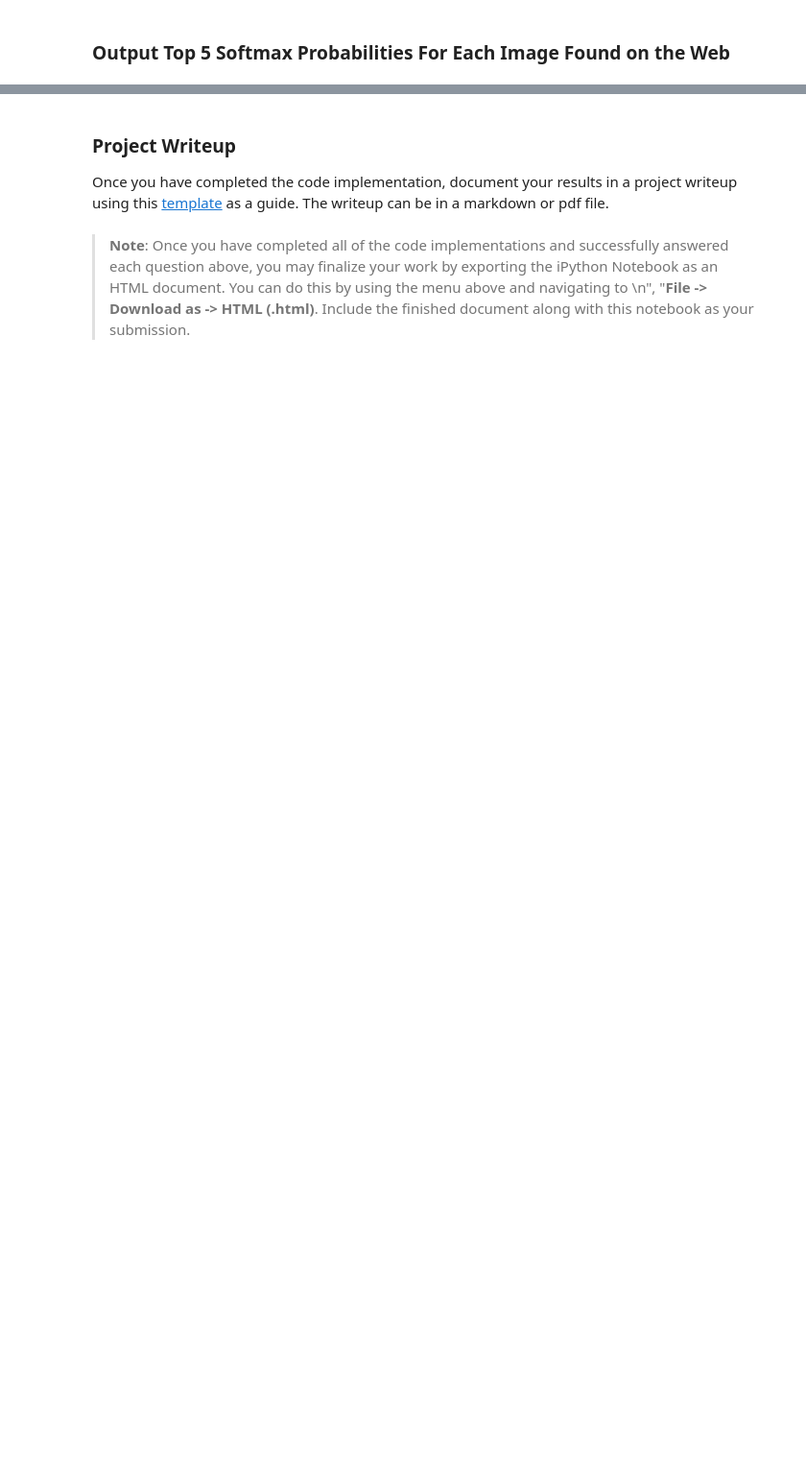
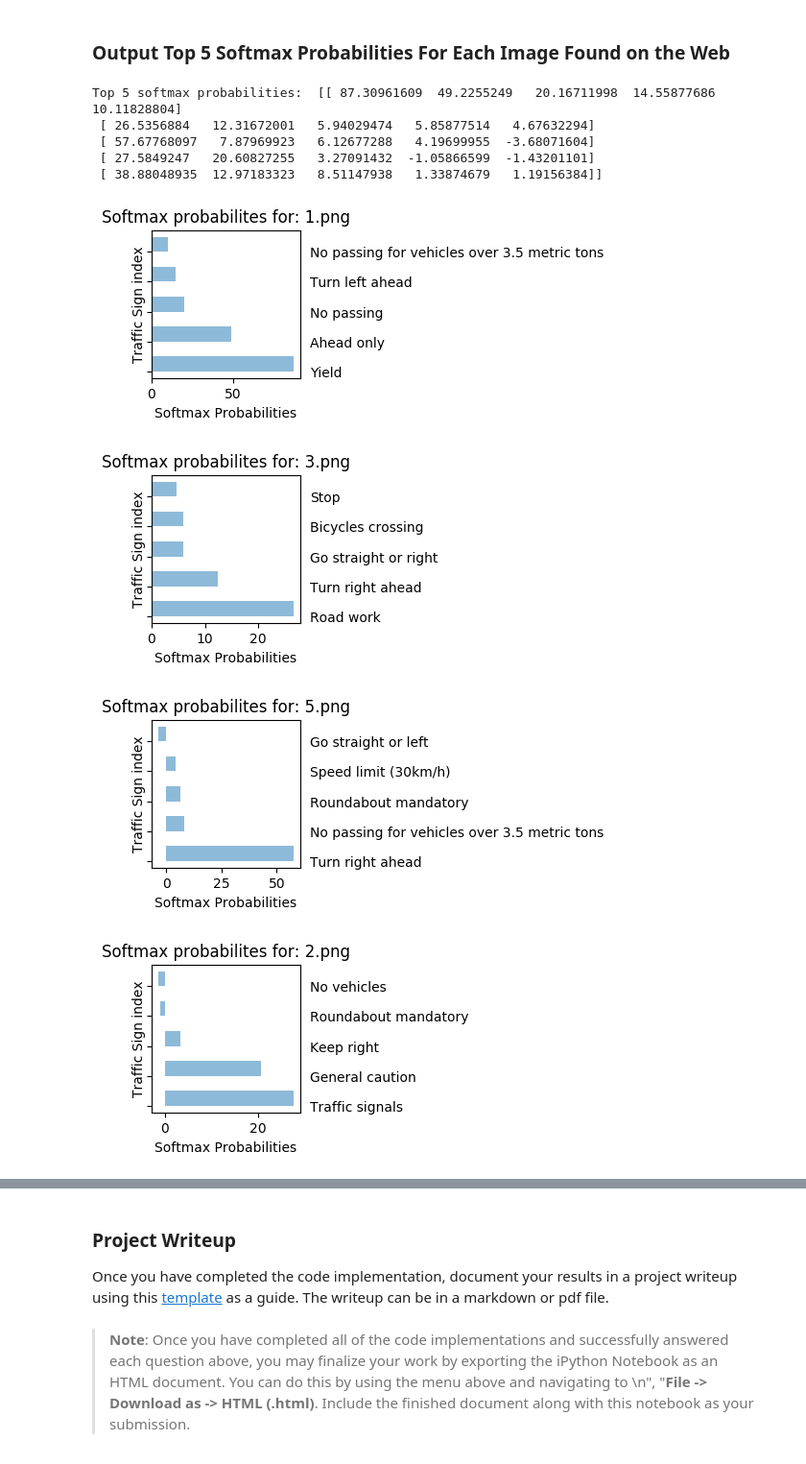
Before and after one commit to sameerppatil/traffic-sign-classifier, a Jupyter notebook: Traffic_Sign_Classifier.ipynb, the cells around one changed output, grey strips where cells are left out. Shown: that part at 96% size. Drawn from its saved outputs; the diff is of its cells as text; code cells hidden in the pictures; blank space fills up the shorter version.

```diff
--- a/Traffic_Sign_Classifier.ipynb
+++ b/Traffic_Sign_Classifier.ipynb
@@ -595,0 +554,41 @@ Looking just at the first row we get `[ 0.34763842,  0.24879643,  0.12789202]`,
+# %%
+### Print out the top five softmax probabilities for the predictions on the German traffic sign images found on the web.
+### Feel free to use as many code cells as needed.
+import matplotlib.pyplot as plt; plt.rcdefaults()
+import numpy as np
+import matplotlib.pyplot as plt
+
+saver = tf.train.Saver()
+
+with tf.Session() as sess:
+    saver.restore(sess,'./traffic_classifier')
+    # https://www.tensorflow.org/api_docs/python/tf/nn/top_k
+    top_5_probabilities = sess.run(tf.nn.top_k(logits, k=5, sorted=True, name=None),
+                         feed_dict={x: input_images_normalized, keep_prob:1})
+
+    print ('Top 5 softmax probabilities: ', top_5_probabilities[0])
+
+y_pos = np.arange(number_of_files)
+
+for i in range(0, number_of_files):
+    plt.figure(i, figsize = (2, 2))
+
+    # https://pythonspot.com/en/matplotlib-bar-chart/
+    plt.barh(y_pos, top_5_probabilities[0][i], align='edge', alpha=0.5, height=0.5)
+    plt.yticks(y_pos, all_labels[top_5_probabilities[1][i].astype(int)])
+    plt.xlabel('Softmax Probabilities')
+    plt.ylabel('Traffic Sign index')
+    plt.title('Softmax probabilites for: %s' % files_list[i])
+    plt.tick_params(axis='both', labelleft='off', labelright='on')
+
+plt.show()
+# %% [output]
+Top 5 softmax probabilities:  [[ 87.30961609  49.2255249   20.16711998  14.55877686  10.11828804]
+ [ 26.5356884   12.31672001   5.94029474   5.85877514   4.67632294]
+ [ 57.67768097   7.87969923   6.12677288   4.19699955  -3.68071604]
+ [ 27.5849247   20.60827255   3.27091432  -1.05866599  -1.43201101]
+ [ 38.88048935  12.97183323   8.51147938   1.33874679   1.19156384]]
+[figure, added]
+[figure, added]
+[figure, added]
+[figure, added]
```
Also changed, not shown: parts of 10 cells of this notebook, 4 other files.
